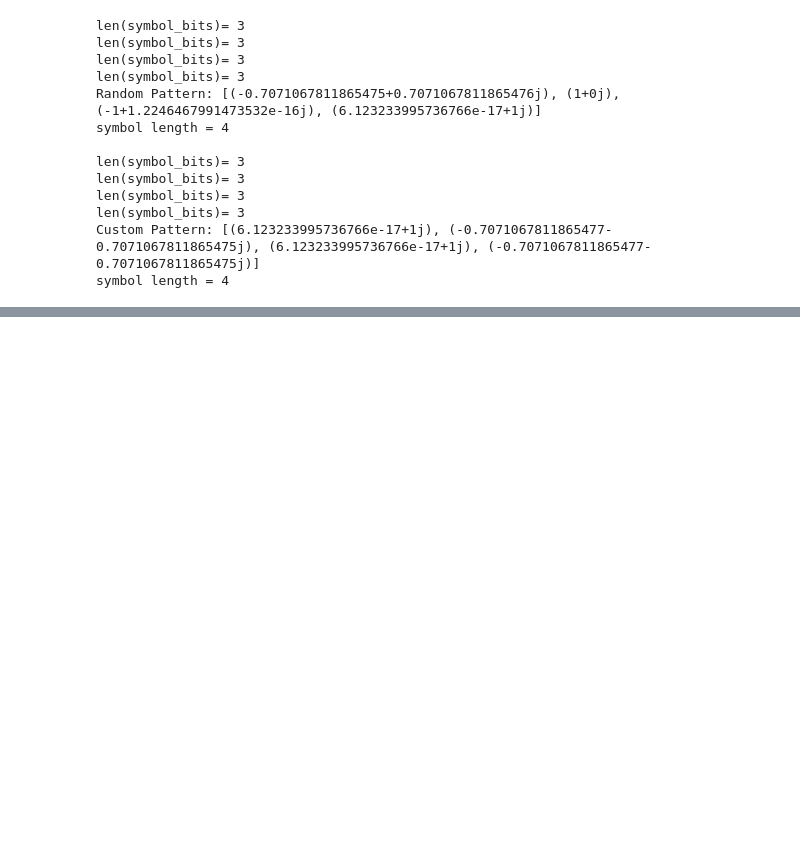
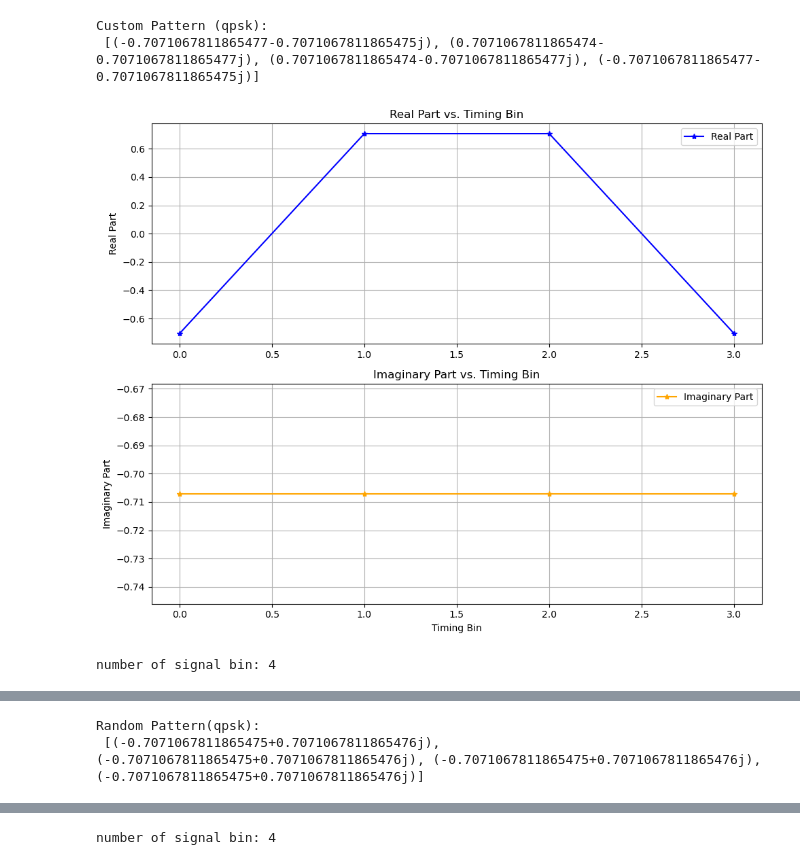
Before and after one commit to LeonMac/notebook, a Jupyter notebook: signal/signal_1.ipynb, the cells around one changed output, grey strips where cells are left out. Cells and saved outputs as stored; diff of their text form; code cells hidden in the pictures; blank space fills up the shorter version.

```diff
--- a/signal/signal_1.ipynb
+++ b/signal/signal_1.ipynb
@@ -198,38 +272,25 @@ Custom Pattern: [0. 1. 0. 1.]
 # %%
-def gen_raw_signal(num_symbs, pattern=None, mod_typ=BPSK):
+def gen_symbol_signal(num_symbs, pattern=None, mod_typ=QPSK):
     _valid_check(mod_typ)
     bit_num_per_symbol = symbol_rate (mod_typ)
     num_bits = num_symbs * bit_num_per_symbol
     bin_signal = gen_binary_signal(num_bits, pattern)
-    symbols = bits_to_symbols_1(bin_signal, mod_typ)
-#     print(symbols)
-
+    symbols = bits_to_symbols(bin_signal, mod_typ)
     return symbols
-# %%
-# Example usage:
-num_symbls = 4
-
-# Generate a signal with a random pattern
-random_symbol_signal = gen_raw_signal(num_symbls, None, EPSK)
-print("Random Pattern:", random_symbol_signal)
-print(f"symbol length = {len(random_symbol_signal)}\n")
-
-# Generate a signal with a specified pattern
-custom_pattern = [0, 1]
-custom_binary_signal = gen_raw_signal(num_symbls, custom_pattern, EPSK)
-print("Custom Pattern:", custom_binary_signal)
-print(f"symbol length = {len(custom_binary_signal)}")
-# %% [output]
-len(symbol_bits)= 3
-len(symbol_bits)= 3
-len(symbol_bits)= 3
-len(symbol_bits)= 3
-Random Pattern: [(-0.7071067811865475+0.7071067811865476j), (1+0j), (-1+1.2246467991473532e-16j), (6.123233995736766e-17+1j)]
-symbol length = 4
-
-len(symbol_bits)= 3
-len(symbol_bits)= 3
-len(symbol_bits)= 3
-len(symbol_bits)= 3
-Custom Pattern: [(6.123233995736766e-17+1j), (-0.7071067811865477-0.7071067811865475j), (6.123233995736766e-17+1j), (-0.7071067811865477-0.7071067811865475j)]
-symbol length = 4
+# %%
+def test_symbol_signal(num_symbs, pattern=None, mod=QPSK):
+    text = f"Custom Pattern ({mod}): " if pattern == None else f"Random Pattern({mod}): "
+    symbol_signal = gen_symbol_signal(num_symbs, pattern, mod)
+    # print(text, "\n" ,symbol_signal)
+    plot_complex(symbol_signal)
+    plot_constellation(symbol_signal)
+# %%
+# Example usage:
+num_symbs = 4
+test_symbol_signal(num_symbs)
+test_symbol_signal(num_symbs, custom_pattern, QPSK)
+# %% [output]
+Custom Pattern (qpsk):
+ [(-0.7071067811865477-0.7071067811865475j), (0.7071067811865474-0.7071067811865477j), (0.7071067811865474-0.7071067811865477j), (-0.7071067811865477-0.7071067811865475j)]
+[figure, added]
+number of signal bin: 4
@@ -235,0 +298,2 @@ symbol length = 4
+Random Pattern(qpsk):
+ [(-0.7071067811865475+0.7071067811865476j), (-0.7071067811865475+0.7071067811865476j), (-0.7071067811865475+0.7071067811865476j), (-0.7071067811865475+0.7071067811865476j)]
@@ -235,0 +301 @@ symbol length = 4
+number of signal bin: 4
```
Also changed, not shown: parts of 34 cells of this notebook, 2 other files.
